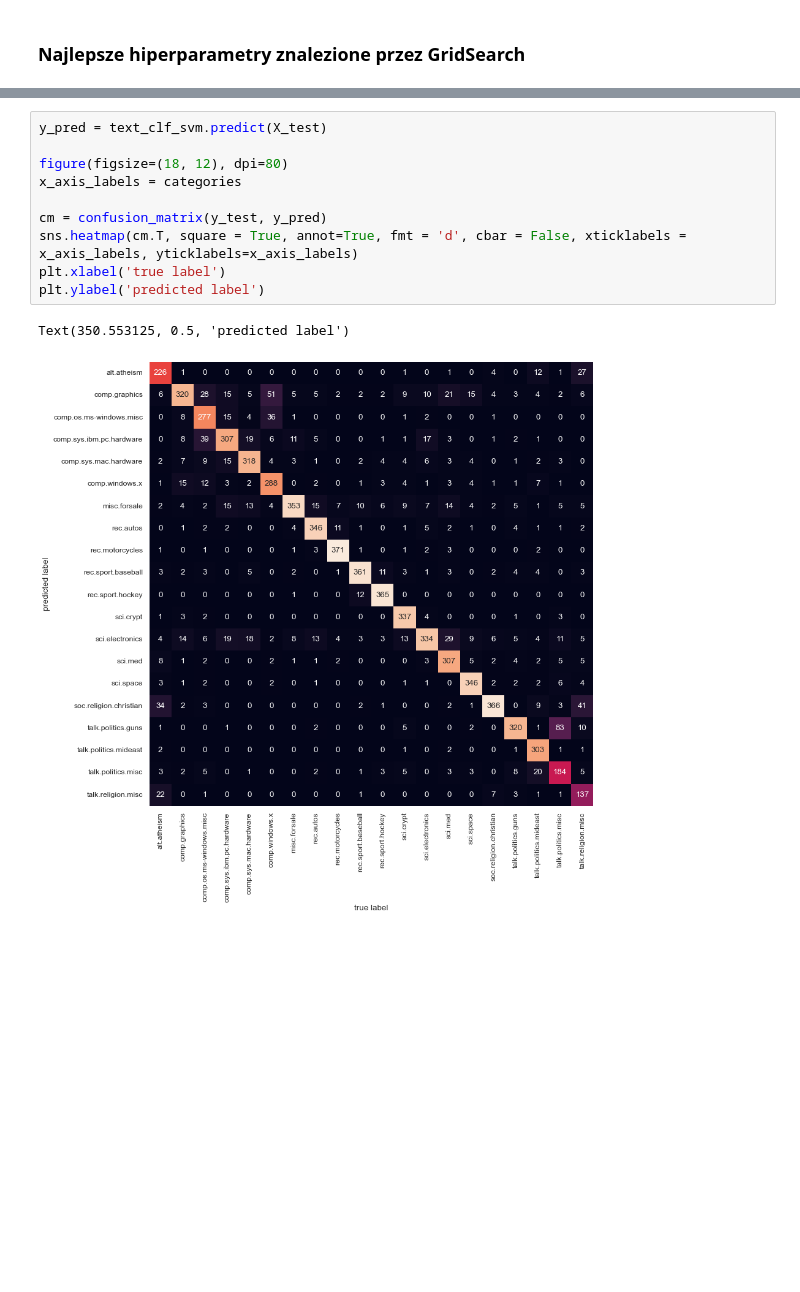
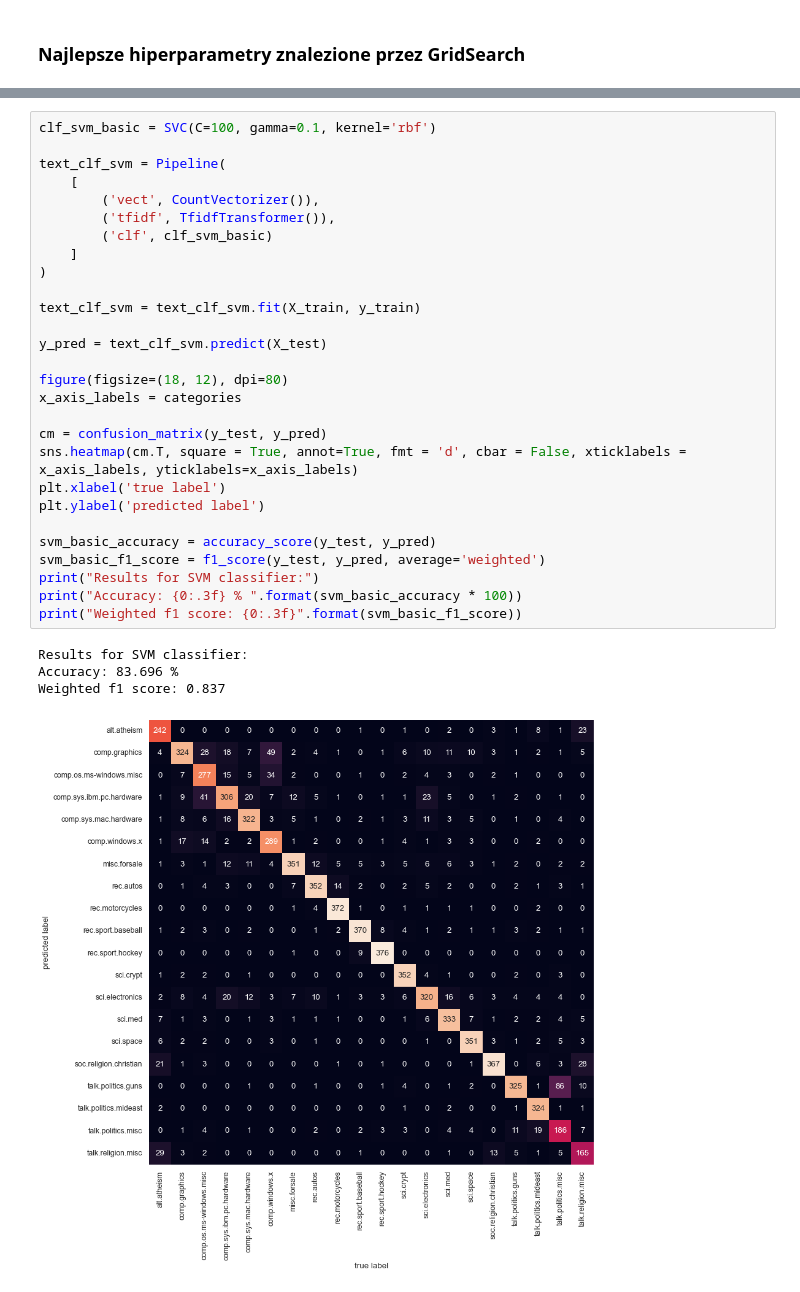
Before and after one commit to ceasarre/text_classifier_svm, a Jupyter notebook: classify_text_first.ipynb, the cells around one changed output, grey strips where cells are left out. Drawn from its saved outputs; the diff is of its cells as text; blank space fills up the shorter version.

```diff
--- a/classify_text_first.ipynb
+++ b/classify_text_first.ipynb
@@ -325,13 +312,33 @@ NotFittedError: Vocabulary not fitted or provided
 # %%
+clf_svm_basic = SVC(C=100, gamma=0.1, kernel='rbf')
+
+text_clf_svm = Pipeline(
+    [
+        ('vect', CountVectorizer()),
+        ('tfidf', TfidfTransformer()),
+        ('clf', clf_svm_basic)
+    ]
+)
+
+text_clf_svm = text_clf_svm.fit(X_train, y_train)
+
 y_pred = text_clf_svm.predict(X_test)
 
 figure(figsize=(18, 12), dpi=80)
 x_axis_labels = categories
 
 cm = confusion_matrix(y_test, y_pred)
 sns.heatmap(cm.T, square = True, annot=True, fmt = 'd', cbar = False, xticklabels = x_axis_labels, yticklabels=x_axis_labels)
 plt.xlabel('true label')
 plt.ylabel('predicted label')
+
+svm_basic_accuracy = accuracy_score(y_test, y_pred)
+svm_basic_f1_score = f1_score(y_test, y_pred, average='weighted')
+print("Results for SVM classifier:")
+print("Accuracy: {0:.3f} % ".format(svm_basic_accuracy * 100))
+print("Weighted f1 score: {0:.3f}".format(svm_basic_f1_score))
 # %% [output]
-Text(350.553125, 0.5, 'predicted label')
+Results for SVM classifier:
+Accuracy: 83.696 %
+Weighted f1 score: 0.837
-[figure, old version]
+[figure, new version]
```
Also changed, not shown: parts of 15 cells of this notebook, 4 other files.
